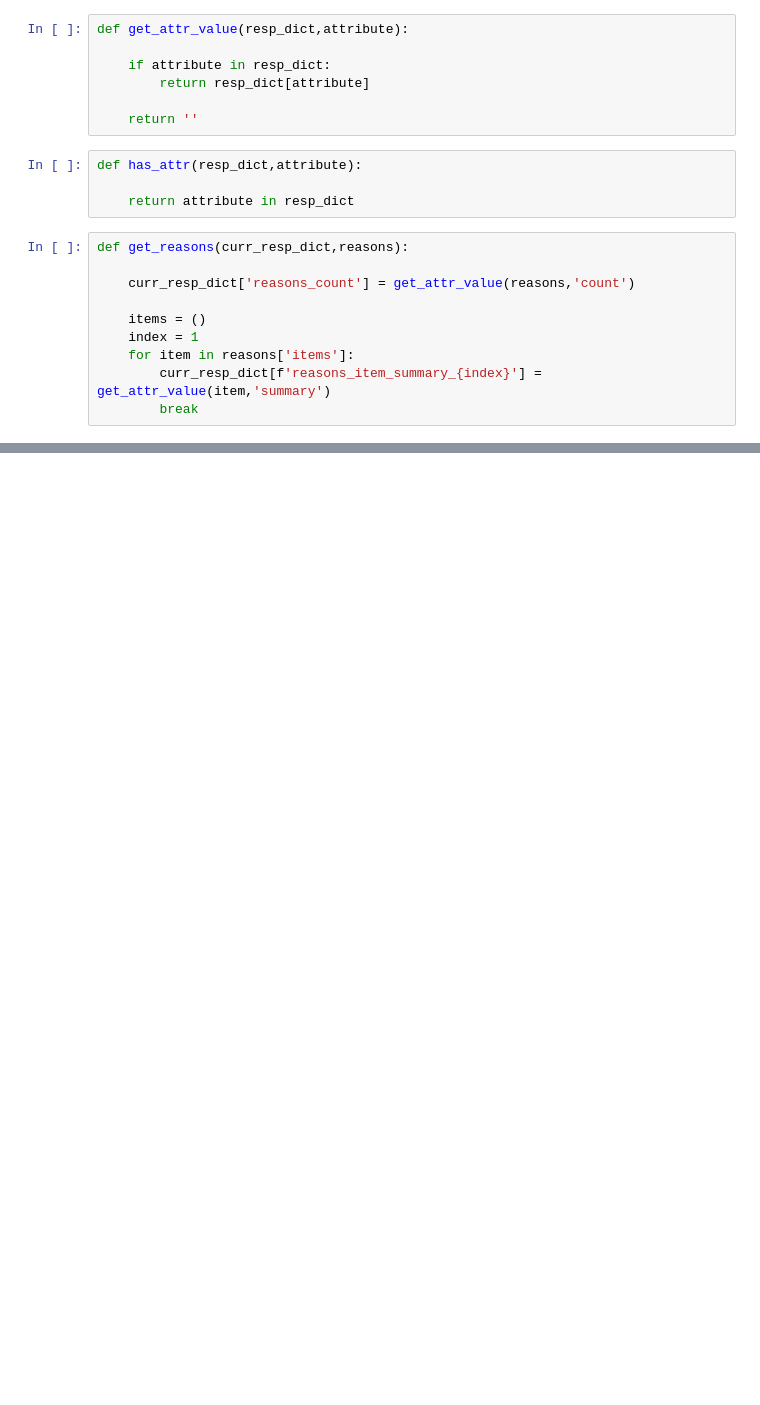
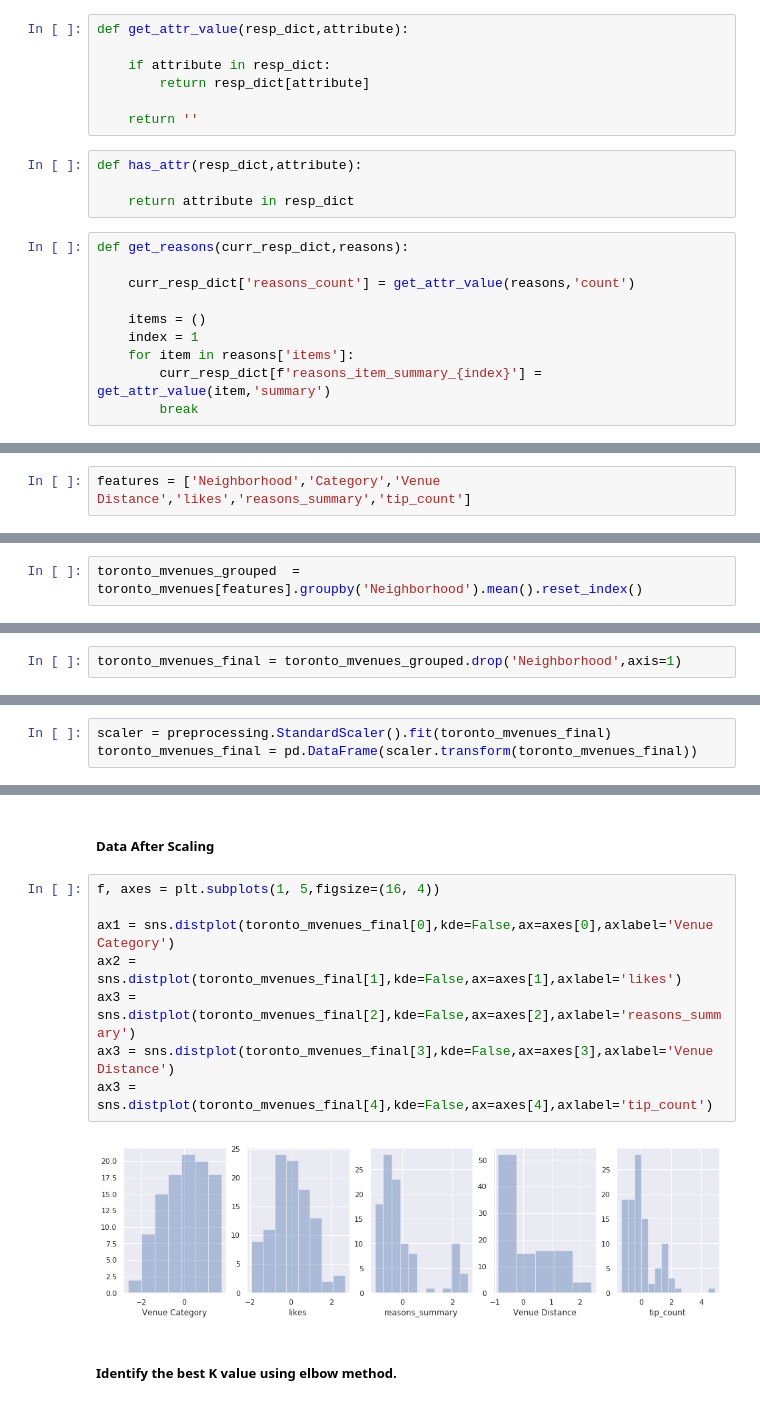
Before and after one commit to vminfant/Coursera_Capstone, a Jupyter notebook: capstone_league_of_neighbourhoods_source.ipynb, the cells around one changed output, grey strips where cells are left out. Drawn from its saved outputs; the diff is of its cells as text; blank space fills up the shorter version.

```diff
--- a/capstone_league_of_neighbourhoods_source.ipynb
+++ b/capstone_league_of_neighbourhoods_source.ipynb
@@ -415,0 +571,2 @@ def get_reasons(curr_resp_dict,reasons):
+# %%
+features = ['Neighborhood','Category','Venue Distance','likes','reasons_summary','tip_count']
@@ -415,0 +575,2 @@ def get_reasons(curr_resp_dict,reasons):
+# %%
+toronto_mvenues_grouped  = toronto_mvenues[features].groupby('Neighborhood').mean().reset_index()
@@ -415,0 +586,2 @@ def get_reasons(curr_resp_dict,reasons):
+# %%
+toronto_mvenues_final = toronto_mvenues_grouped.drop('Neighborhood',axis=1)
@@ -415,0 +590,3 @@ def get_reasons(curr_resp_dict,reasons):
+# %%
+scaler = preprocessing.StandardScaler().fit(toronto_mvenues_final)
+toronto_mvenues_final = pd.DataFrame(scaler.transform(toronto_mvenues_final))
@@ -415,0 +602,14 @@ def get_reasons(curr_resp_dict,reasons):
+# %% [markdown]
+##### Data After Scaling
+# %%
+f, axes = plt.subplots(1, 5,figsize=(16, 4))
+
+ax1 = sns.distplot(toronto_mvenues_final[0],kde=False,ax=axes[0],axlabel='Venue Category')
+ax2 = sns.distplot(toronto_mvenues_final[1],kde=False,ax=axes[1],axlabel='likes')
+ax3 = sns.distplot(toronto_mvenues_final[2],kde=False,ax=axes[2],axlabel='reasons_summary')
+ax3 = sns.distplot(toronto_mvenues_final[3],kde=False,ax=axes[3],axlabel='Venue Distance')
+ax3 = sns.distplot(toronto_mvenues_final[4],kde=False,ax=axes[4],axlabel='tip_count')
+# %% [output]
+[figure, added]
+# %% [markdown]
+##### Identify the best K value using elbow method.
```
Also changed, not shown: parts of 107 cells of this notebook, 1 other file.
